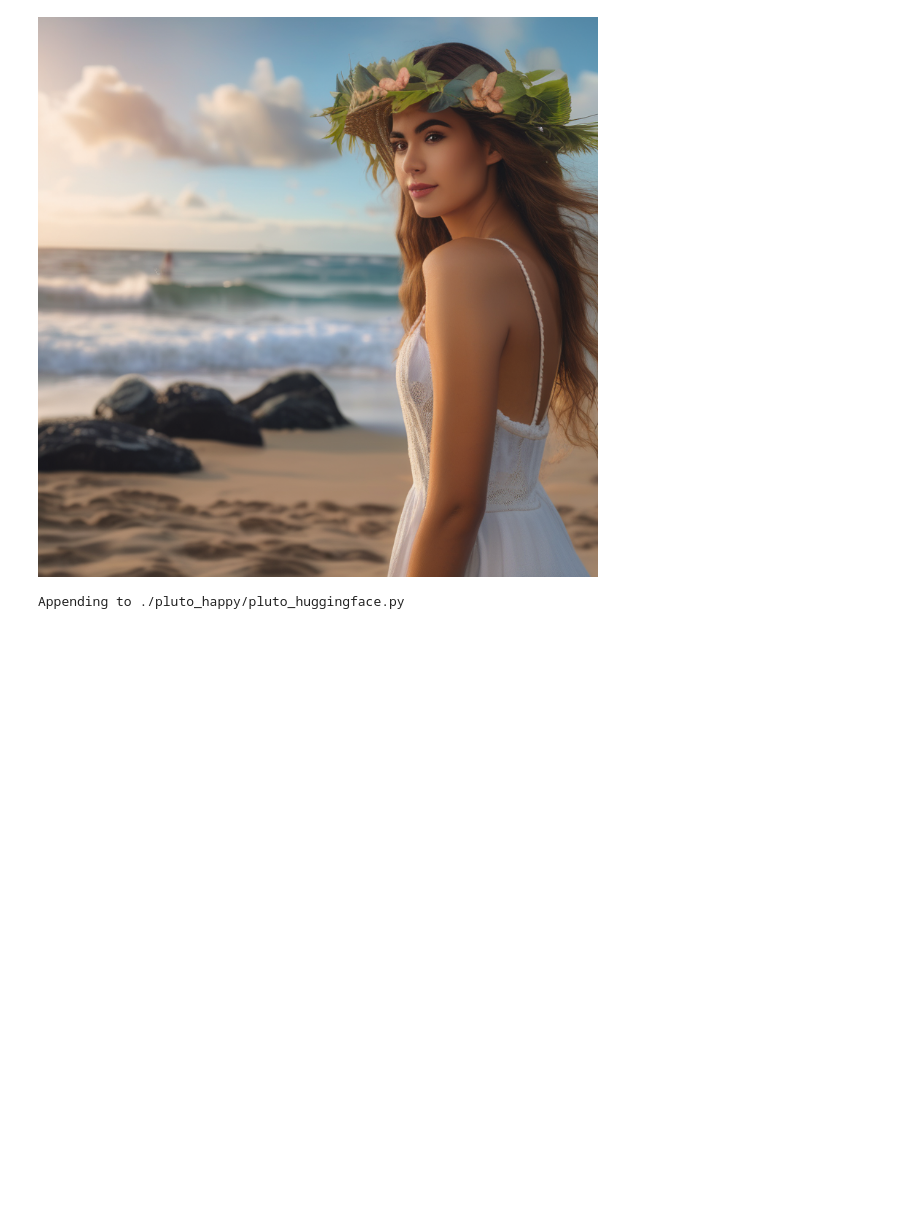
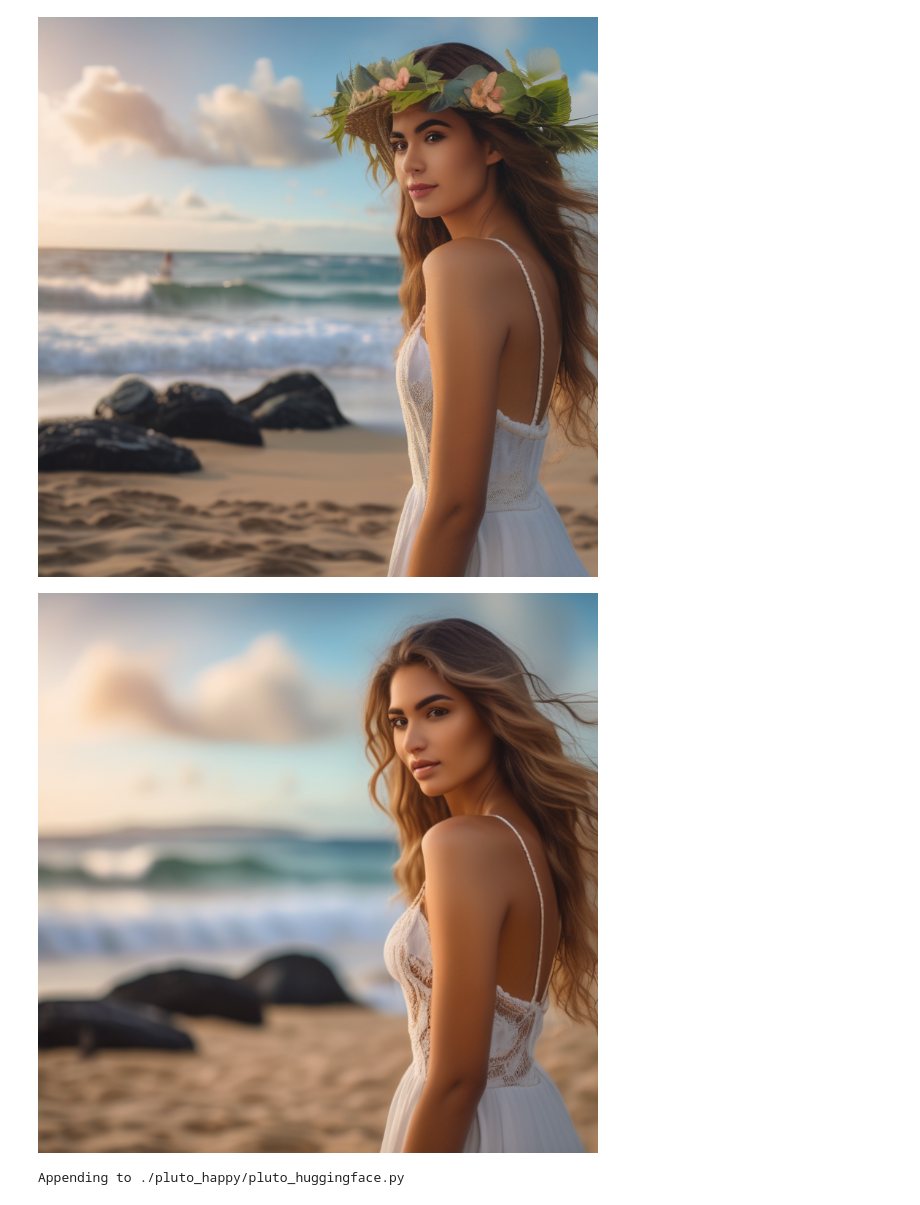
Before and after one commit to duchaba/pluto_happy, a Jupyter notebook: pluto_hugging_face_stable_diffusion.ipynb, the cells around one changed output. Saved outputs shown, nothing was run; the diff lists cells and outputs as text; code cells hidden in the pictures; blank space fills up the shorter version.

```diff
--- a/pluto_hugging_face_stable_diffusion.ipynb
+++ b/pluto_hugging_face_stable_diffusion.ipynb
@@ -309,6 +332,23 @@ x = pluto.draw_me(
 x
 # %% [output]
 [figure]
+# %%
+# test it
+x = pluto.draw_me(
+  'A picture of a beautiful model on Hawaii beach with super realistic detail, in 4K quality, soft background focus, and vibrant colors.',
+  'dirty, pornographic',
+  768,
+  768,
+  40,
+  1964,
+  0,
+  8,
+  '',
+  'pixel noise, mishape feature'
+)
+x
+# %% [output]
+[figure, added]
 # %%
 # %%writefile -a {pluto_huggingface}
 
```
Also changed, not shown: parts of 23 cells of this notebook.
